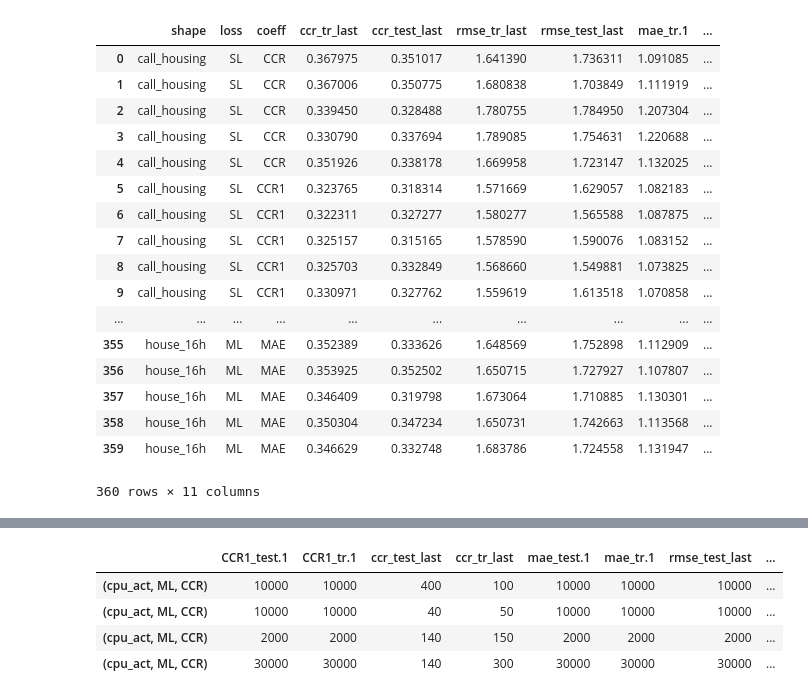
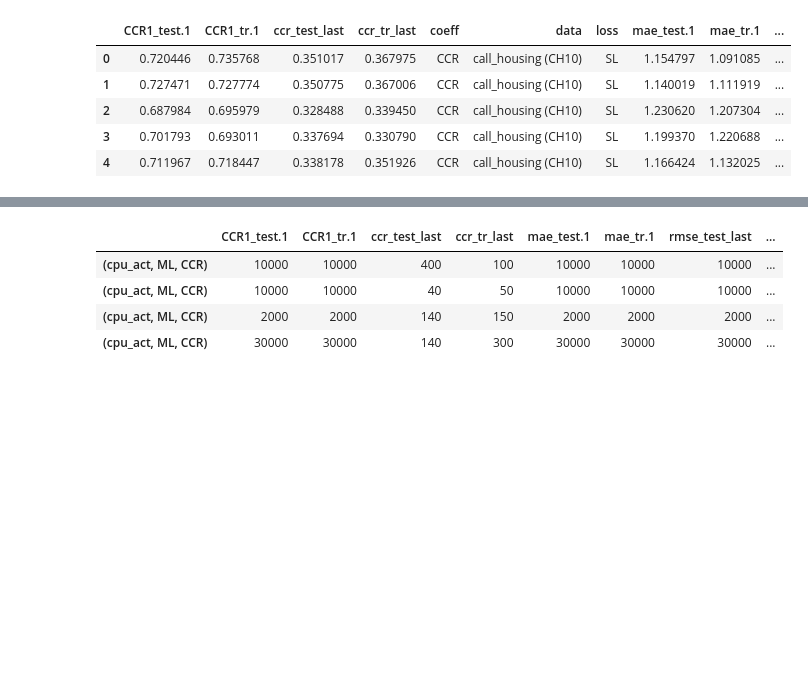
Before and after one commit to ozantezcan/Object-Counting-in-Amazon-Bin-Image-Dataset, a Jupyter notebook: analyze_excel.ipynb, the cells around one changed output, grey strips where cells are left out. Saved outputs shown, nothing was run; the diff lists cells and outputs as text; code cells hidden in the pictures; blank space fills up the shorter version.

Commit message:
Added benchmark results

```diff
--- a/analyze_excel.ipynb
+++ b/analyze_excel.ipynb
@@ -5,4 +6,10 @@ import pandas as pd
 #Read excel file
 dfs = pd.read_excel('./logs_regression (3rd copy).xlsx')
 dfs.head()
+
+tmp = dfs.columns.values
+tmp[1] = 'data'
+dfs.columns = tmp
+
+dfs
 # %% [output]
@@ -33,36 +50,32 @@ dfs.head()
 # %%
 # Drop the unnecessary colums
 
 dfs_simple = dfs.drop(['Date', 'num_classes', 'dim', 'hidden', 'lr_init', 'KL'], axis=1)
 dfs_simple.head()
 
 dfs_test = dfs_simple.drop(dfs_simple.columns[3:15], axis=1)
 
-dfs_benchmark = pd.DataFrame({'shape':['cal_housing', 'cal_housing'],
-                              'loss':['Benchmark' for k in range(2)],
-                              'coeff':['NN', 'Best'],
-                             'ccr_test_last':[.372, .473],
-                            'mae_test.1':[1.05, .74],
+dfs_benchmark = pd.DataFrame({'data':['call_housing', 'call_housing', 'boston_housing', 'boston_housing',
+                                      'cpu_act', 'cpu_act', 'house_16h', 'house_16h'],
+                              'loss':['Benchmark' for k in range(8)],
+                              'coeff':['NN', 'Best', 'NN', 'Best', 'NN', 'Best', 'NN', 'Best'],
+                             'ccr_test_last':[.281, .304, .394, .458, .372, .473, .187, .251],
+                            'mae_test.1':[1.40, 1.23, 2.87, .54, 1.05, .74, 2., 1.50],
                          })
 
-dfs_test
+dfs_test_w_benchmark = dfs_test.append(dfs_benchmark)
+
+map_data = {'house_16h': 'house_16h (census10\' - CEE10)', 'cpu_act':'cpu_act (computer10\' - CC10)',
+            'boston_housing':'boston_housing (H10)', 'call_housing': 'call_housing (CH10)'}
+dfs_test.data = [map_data[x] for x in dfs_test.data.values]
+dfs_test_w_benchmark.data = [map_data[x] for x in dfs_test_w_benchmark.data.values]
+
+dfs_test_w_benchmark.head()
 # %% [output]
-|  | shape | loss | coeff | ccr_tr_last | ccr_test_last | rmse_tr_last | rmse_test_last | mae_tr.1 | ... |
-| 0 | call_housing | SL | CCR | 0.367975 | 0.351017 | 1.641390 | 1.736311 | 1.091085 | ... |
-| 1 | call_housing | SL | CCR | 0.367006 | 0.350775 | 1.680838 | 1.703849 | 1.111919 | ... |
-| 2 | call_housing | SL | CCR | 0.339450 | 0.328488 | 1.780755 | 1.784950 | 1.207304 | ... |
-| 3 | call_housing | SL | CCR | 0.330790 | 0.337694 | 1.789085 | 1.754631 | 1.220688 | ... |
-| 4 | call_housing | SL | CCR | 0.351926 | 0.338178 | 1.669958 | 1.723147 | 1.132025 | ... |
-| 5 | call_housing | SL | CCR1 | 0.323765 | 0.318314 | 1.571669 | 1.629057 | 1.082183 | ... |
-| 6 | call_housing | SL | CCR1 | 0.322311 | 0.327277 | 1.580277 | 1.565588 | 1.087875 | ... |
-| 7 | call_housing | SL | CCR1 | 0.325157 | 0.315165 | 1.578590 | 1.590076 | 1.083152 | ... |
-| 8 | call_housing | SL | CCR1 | 0.325703 | 0.332849 | 1.568660 | 1.549881 | 1.073825 | ... |
-| 9 | call_housing | SL | CCR1 | 0.330971 | 0.327762 | 1.559619 | 1.613518 | 1.070858 | ... |
-| ... | ... | ... | ... | ... | ... | ... | ... | ... | ... |
-| 355 | house_16h | ML | MAE | 0.352389 | 0.333626 | 1.648569 | 1.752898 | 1.112909 | ... |
-| 356 | house_16h | ML | MAE | 0.353925 | 0.352502 | 1.650715 | 1.727927 | 1.107807 | ... |
-| 357 | house_16h | ML | MAE | 0.346409 | 0.319798 | 1.673064 | 1.710885 | 1.130301 | ... |
-| 358 | house_16h | ML | MAE | 0.350304 | 0.347234 | 1.650731 | 1.742663 | 1.113568 | ... |
-| 359 | house_16h | ML | MAE | 0.346629 | 0.332748 | 1.683786 | 1.724558 | 1.131947 | ... |
+|  | CCR1_test.1 | CCR1_tr.1 | ccr_test_last | ccr_tr_last | coeff | data | loss | mae_test.1 | mae_tr.1 | ... |
+| 0 | 0.720446 | 0.735768 | 0.351017 | 0.367975 | CCR | call_housing (CH10) | SL | 1.154797 | 1.091085 | ... |
+| 1 | 0.727471 | 0.727774 | 0.350775 | 0.367006 | CCR | call_housing (CH10) | SL | 1.140019 | 1.111919 | ... |
+| 2 | 0.687984 | 0.695979 | 0.328488 | 0.339450 | CCR | call_housing (CH10) | SL | 1.230620 | 1.207304 | ... |
+| 3 | 0.701793 | 0.693011 | 0.337694 | 0.330790 | CCR | call_housing (CH10) | SL | 1.199370 | 1.220688 | ... |
+| 4 | 0.711967 | 0.718447 | 0.338178 | 0.351926 | CCR | call_housing (CH10) | SL | 1.166424 | 1.132025 | ... |
-360 rows × 11 columns
 # %%
```
Also changed, not shown: parts of 7 cells of this notebook.
